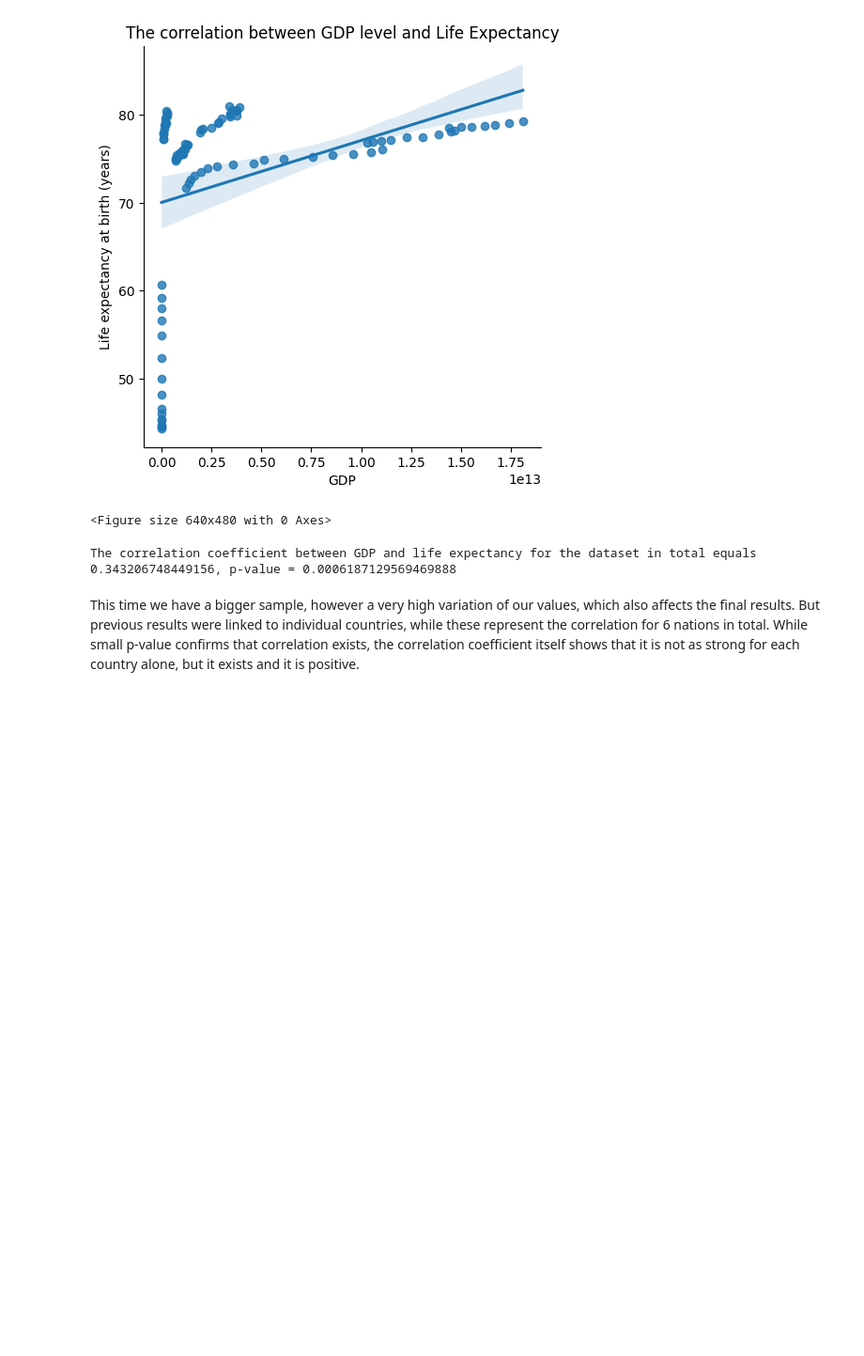
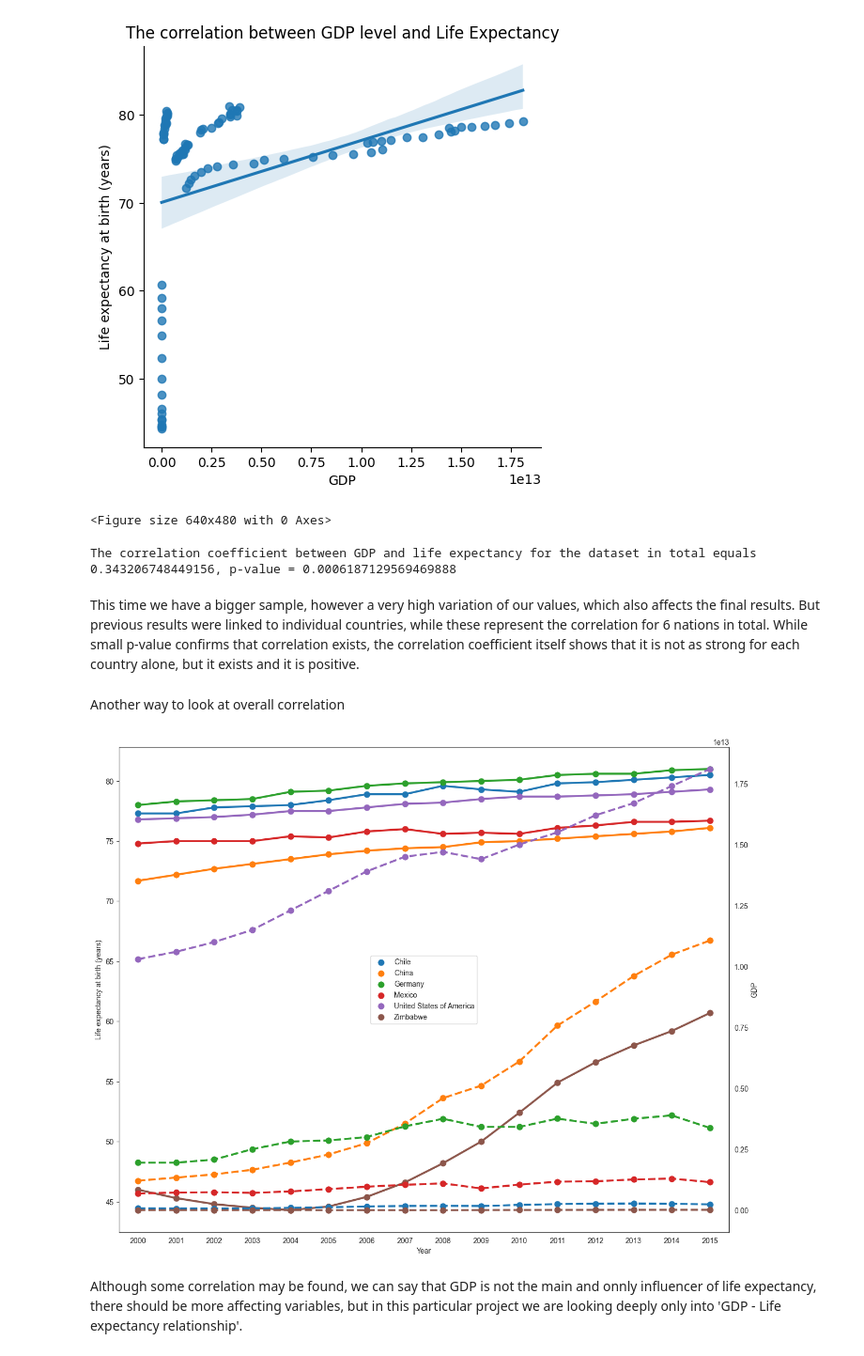
Before and after one commit to AnaKormilt/Data-Visualization-for-WHO-data-, a Jupyter notebook: life_expectancy_gdp.ipynb, the cells around one changed output. Shown at 94% size. Saved outputs shown, nothing was run; the diff lists cells and outputs as text; code cells hidden in the pictures; blank space fills up the shorter version.

```diff
--- a/life_expectancy_gdp.ipynb
+++ b/life_expectancy_gdp.ipynb
@@ -283,3 +283,23 @@ print(f"The correlation coefficient between GDP and life expectancy for the data
 The correlation coefficient between GDP and life expectancy for the dataset in total equals 0.343206748449156, p-value = 0.0006187129569469888
 # %% [markdown]
 This time we have a bigger sample, however a very high variation of our values, which also affects the final results. But previous results were linked to individual countries, while these represent the correlation for 6 nations in total. While small p-value confirms that correlation exists, the correlation coefficient itself shows that it is not as strong for each country alone, but it exists and it is positive.
+# %% [markdown]
+Another way to look at overall correlation
+# %%
+sns.set_style("white")
+
+fig, ax = plt.subplots(figsize=(15, 12))
+sns.pointplot(x="Year", y="Life expectancy at birth (years)", hue = "Country", data=df)
+plt.legend(loc='center')
+
+
+ax2 = ax.twinx()
+ax2 = ax = sns.pointplot(x="Year", y="GDP", hue = "Country", data=df, linestyles='dashed')
+ax2.legend_.remove()
+sns.despine(ax=ax, right=True, left=True)
+sns.despine(ax=ax2, left=True, right=False)
+# plt.savefig("filename.png")
+# %% [output]
+[figure, added]
+# %% [markdown]
+Although some correlation may be found, we can say that GDP is not the main and onnly influencer of life expectancy, there should be more affecting variables, but in this particular project we are looking deeply only into 'GDP - Life expectancy relationship'.
```
Also changed, not shown: parts of 1 cell of this notebook.
